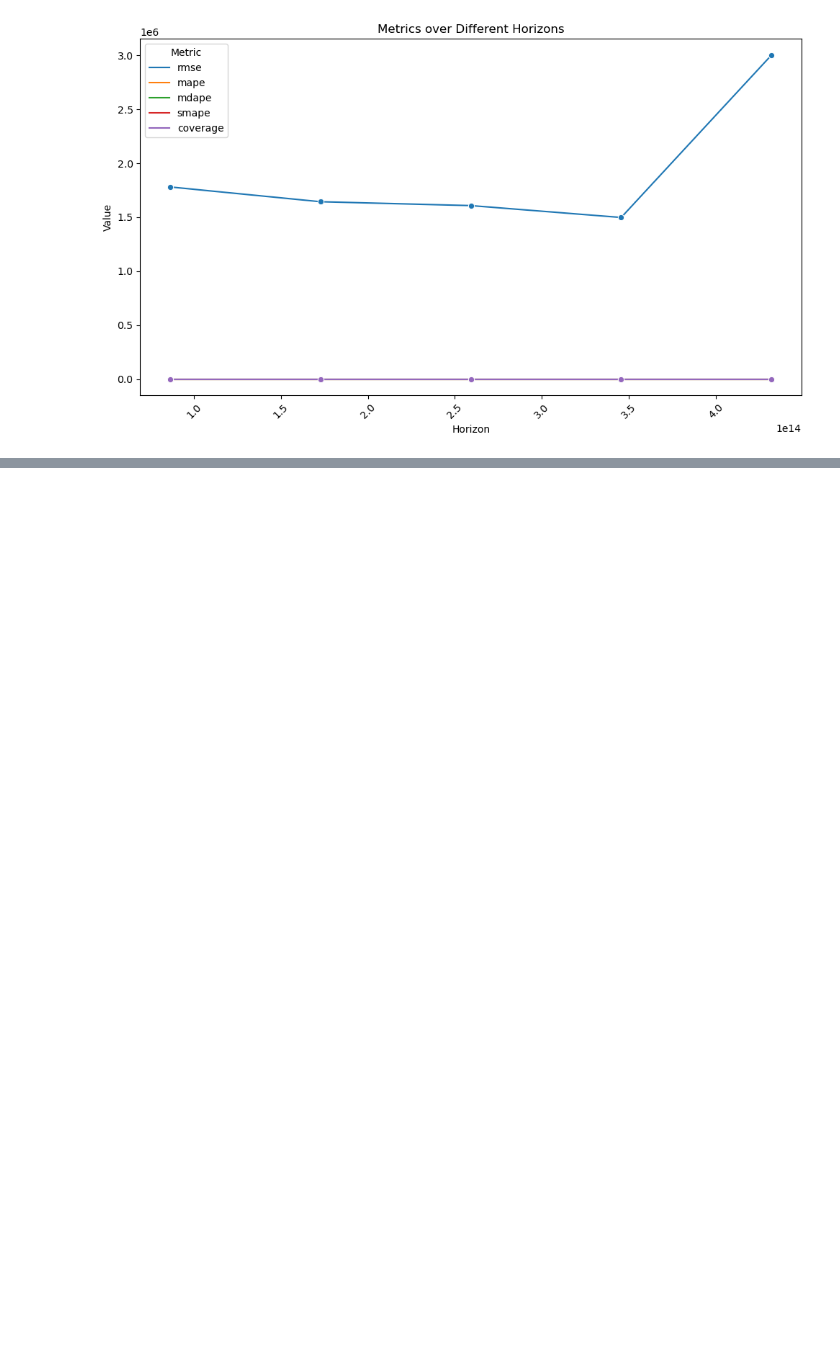
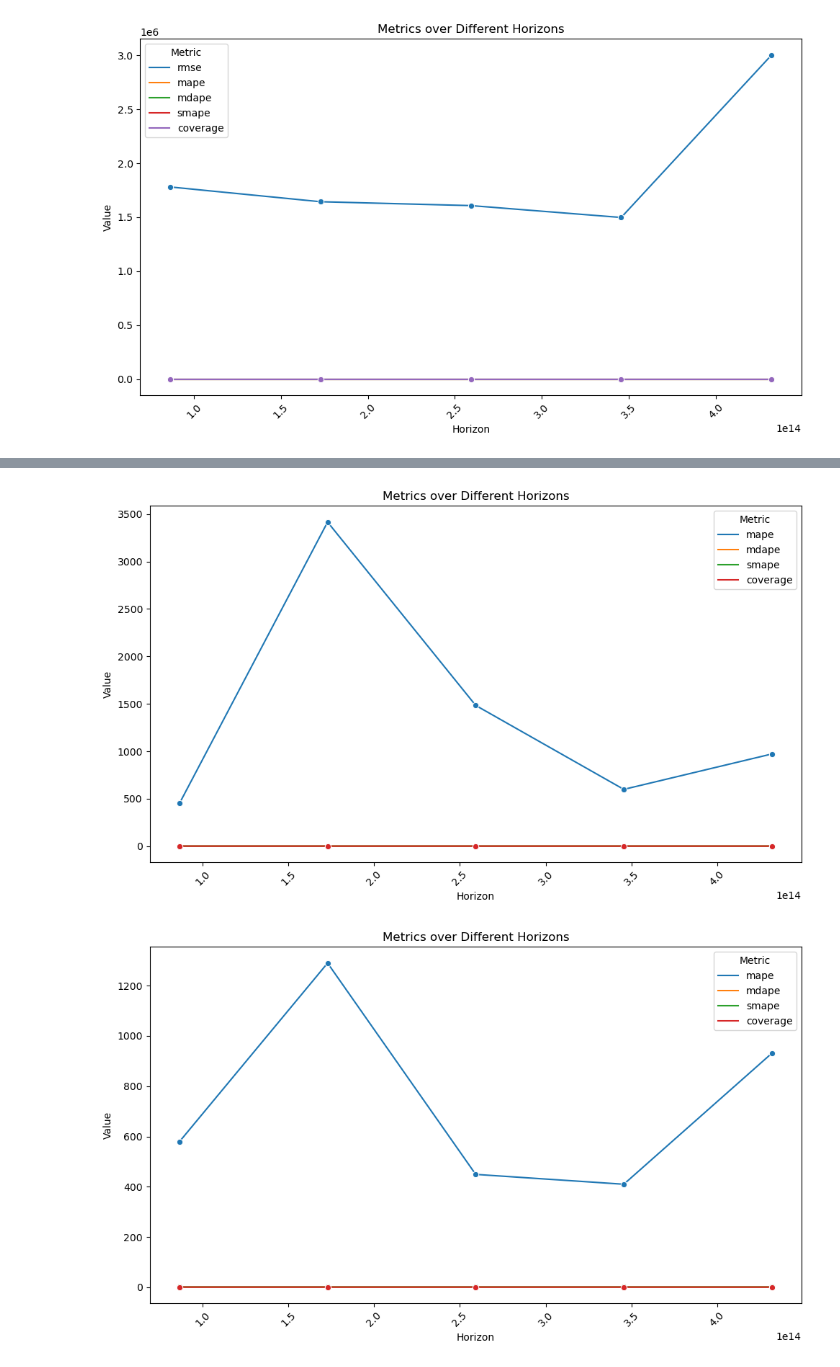
Before and after one commit to mayushii21/market-dashboard, a Jupyter notebook: archive/prophet.ipynb, the cells around one changed output, grey strips where cells are left out. Saved outputs shown, nothing was run; the diff lists cells and outputs as text; code cells hidden in the pictures; blank space fills up the shorter version.

```diff
--- a/archive/prophet.ipynb
+++ b/archive/prophet.ipynb
@@ -44,9 +54,10 @@ Name: count, dtype: int64
 def filter_symbols_with_max_dates(df):
     value_counts = df['symbol'].value_counts()
 
-    # Filter the DataFrame to keep only symbols with the maximum count
-    symbols_with_max_dates = value_counts[value_counts == value_counts.max()].index
+    # Filter the DataFrame to keep only symbols lagging behind the max by at most 5 days
+    symbols_with_max_dates = value_counts[value_counts >= value_counts.max()-5].index
     filtered_df = df[df['symbol'].isin(symbols_with_max_dates)]
     return filtered_df
 
 data = filter_symbols_with_max_dates(data)
+data
@@ -107,6 +182,7 @@ for symbol in symbols:
             test_symbol_data[column].values, predictions["yhat"]
         )
         average_mape[column].append(mape)
+    break
 
 # Calculate the average and standard deviation for each column
 average_scores = {
@@ -134,4 +210,5 @@ for idx, (column, scores) in enumerate(average_scores.items()):
 
 plt.tight_layout()
 plt.show()
+average_scores
 # %% [output]
@@ -340,0 +568,4 @@ for column in cvs:
+# %%
+for column in cvs:
+    print(column)
+    display(cvs[column].groupby("horizon").mean().T)
@@ -340,0 +603,19 @@ for column in cvs:
+# %%
+for column in cvs:
+    df_melted = cvs[column].groupby("horizon").mean().reset_index().melt(id_vars="horizon", var_name="metric", value_name="value")
+
+    # Plot
+    plt.figure(figsize=(10, 6))
+    sns.lineplot(data=df_melted, x="horizon", y="value", hue="metric", marker="o")
+
+    plt.title("Metrics over Different Horizons")
+    plt.ylabel("Value")
+    plt.xlabel("Horizon")
+    plt.xticks(rotation=45)
+    plt.legend(title="Metric")
+    plt.tight_layout()
+
+    plt.show()
+# %% [output]
+[figure, added]
+[figure, added]
```
Also changed, not shown: parts of 16 cells of this notebook.
